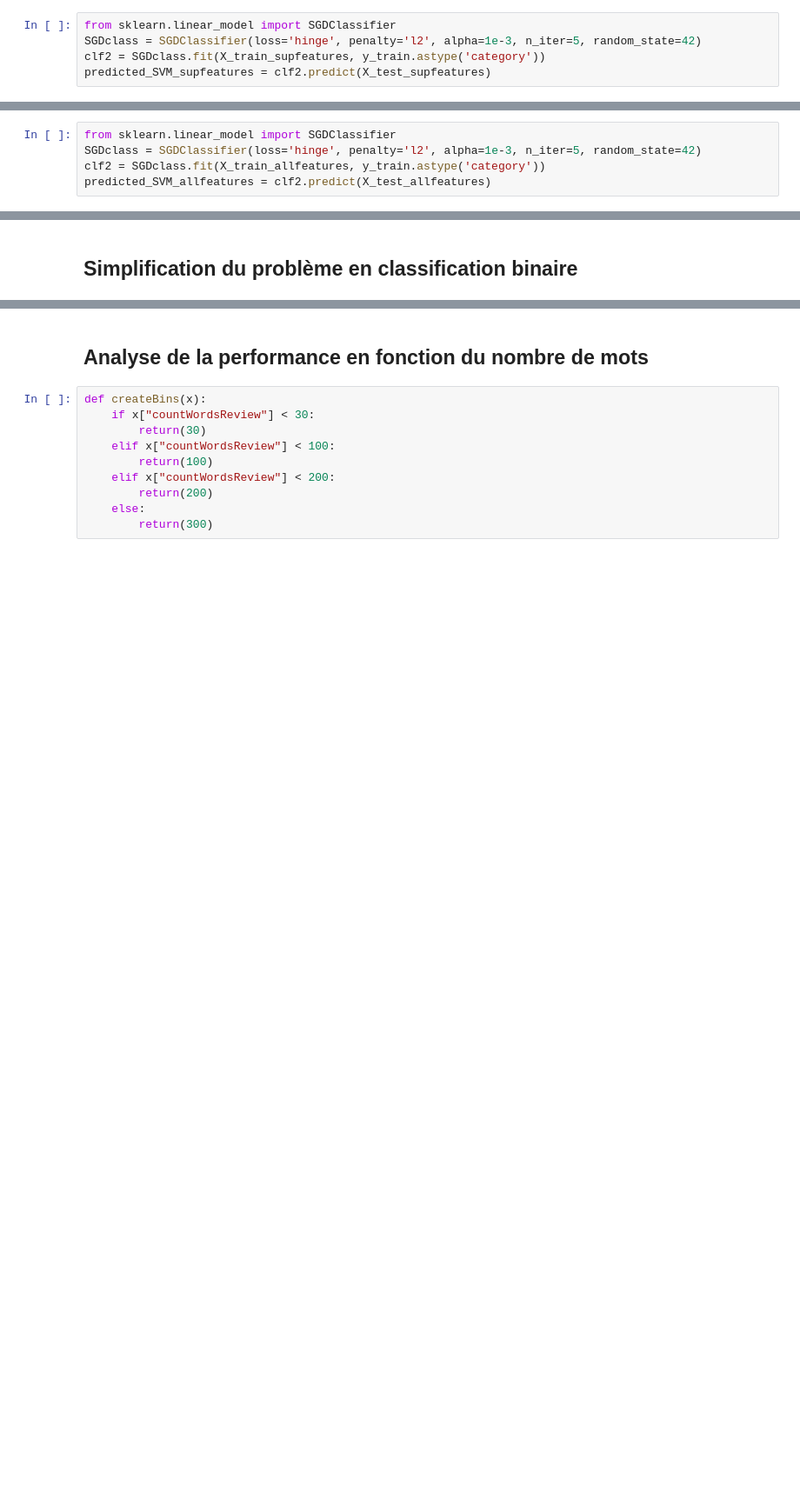
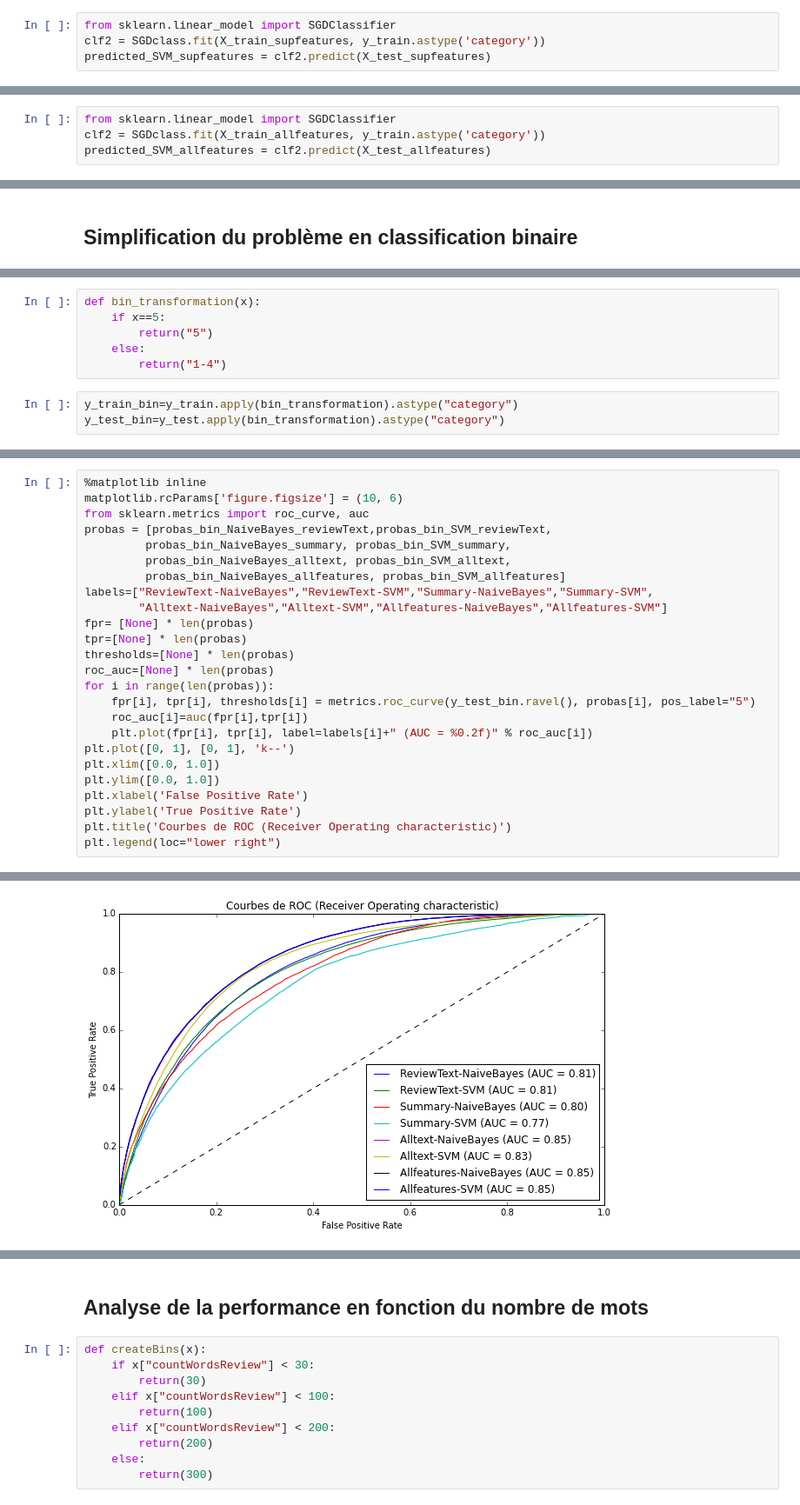
Before and after one commit to alexcombessie/ENSAE_Amazon-Review-Prediction, a Jupyter notebook: Projet Python - Amazon review data.ipynb, the cells around one changed output, grey strips where cells are left out. Shown at 87% size. Drawn from its saved outputs; the diff is of its cells as text; blank space fills up the shorter version.

```diff
--- a/Projet Python - Amazon review data.ipynb
+++ b/Projet Python - Amazon review data.ipynb
@@ -438,6 +440,5 @@ clf = MultinomialNB().fit(X_train_supfeatures, y_train.astype('category'))
 predicted_NaiveBayes_supfeatures = clf.predict(X_test_supfeatures)
 # %%
 from sklearn.linear_model import SGDClassifier
-SGDclass = SGDClassifier(loss='hinge', penalty='l2', alpha=1e-3, n_iter=5, random_state=42)
 clf2 = SGDclass.fit(X_train_supfeatures, y_train.astype('category'))
 predicted_SVM_supfeatures = clf2.predict(X_test_supfeatures)
@@ -449,6 +452,5 @@ clf = MultinomialNB().fit(X_train_allfeatures, y_train.astype('category'))
 predicted_NaiveBayes_allfeatures = clf.predict(X_test_allfeatures)
 # %%
 from sklearn.linear_model import SGDClassifier
-SGDclass = SGDClassifier(loss='hinge', penalty='l2', alpha=1e-3, n_iter=5, random_state=42)
 clf2 = SGDclass.fit(X_train_allfeatures, y_train.astype('category'))
 predicted_SVM_allfeatures = clf2.predict(X_test_allfeatures)
@@ -686,0 +692,9 @@ Matrice de confusion du classifieur SVM
+# %%
+def bin_transformation(x):
+    if x==5:
+        return("5")
+    else:
+        return("1-4")
+# %%
+y_train_bin=y_train.apply(bin_transformation).astype("category")
+y_test_bin=y_test.apply(bin_transformation).astype("category")
@@ -686,0 +792,26 @@ Matrice de confusion du classifieur SVM
+# %%
+%matplotlib inline
+matplotlib.rcParams['figure.figsize'] = (10, 6)
+from sklearn.metrics import roc_curve, auc
+probas = [probas_bin_NaiveBayes_reviewText,probas_bin_SVM_reviewText,
+         probas_bin_NaiveBayes_summary, probas_bin_SVM_summary,
+         probas_bin_NaiveBayes_alltext, probas_bin_SVM_alltext,
+         probas_bin_NaiveBayes_allfeatures, probas_bin_SVM_allfeatures]
+labels=["ReviewText-NaiveBayes","ReviewText-SVM","Summary-NaiveBayes","Summary-SVM",
+        "Alltext-NaiveBayes","Alltext-SVM","Allfeatures-NaiveBayes","Allfeatures-SVM"]
+fpr= [None] * len(probas)
+tpr=[None] * len(probas)
+thresholds=[None] * len(probas)
+roc_auc=[None] * len(probas)
+for i in range(len(probas)):
+    fpr[i], tpr[i], thresholds[i] = metrics.roc_curve(y_test_bin.ravel(), probas[i], pos_label="5")
+    roc_auc[i]=auc(fpr[i],tpr[i])
+    plt.plot(fpr[i], tpr[i], label=labels[i]+" (AUC = %0.2f)" % roc_auc[i])
+plt.plot([0, 1], [0, 1], 'k--')
+plt.xlim([0.0, 1.0])
+plt.ylim([0.0, 1.0])
+plt.xlabel('False Positive Rate')
+plt.ylabel('True Positive Rate')
+plt.title('Courbes de ROC (Receiver Operating characteristic)')
+plt.legend(loc="lower right")
+# %% [output]
@@ -686,0 +819 @@ Matrice de confusion du classifieur SVM
+[figure, added]
```
Also changed, not shown: parts of 61 cells of this notebook.
